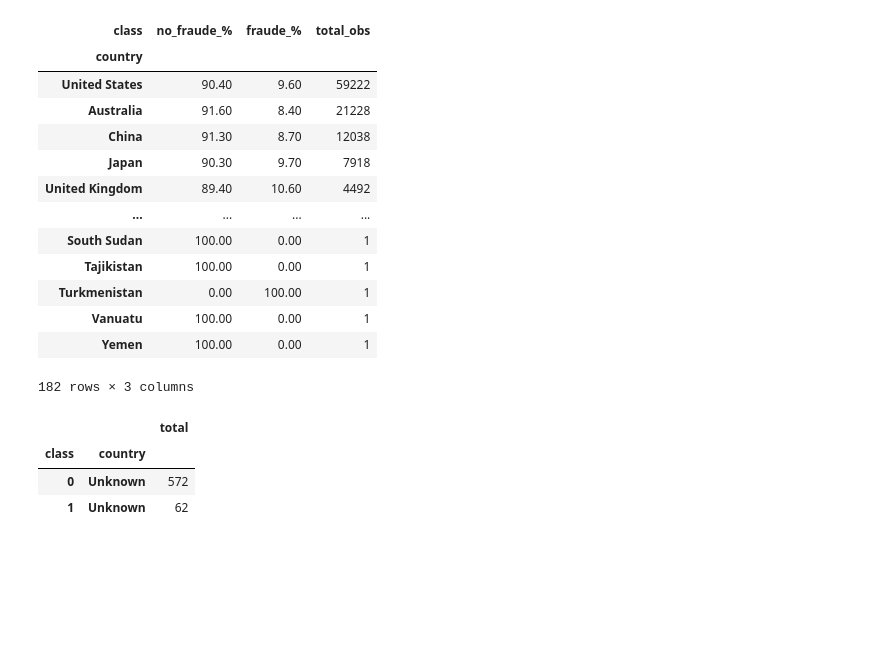
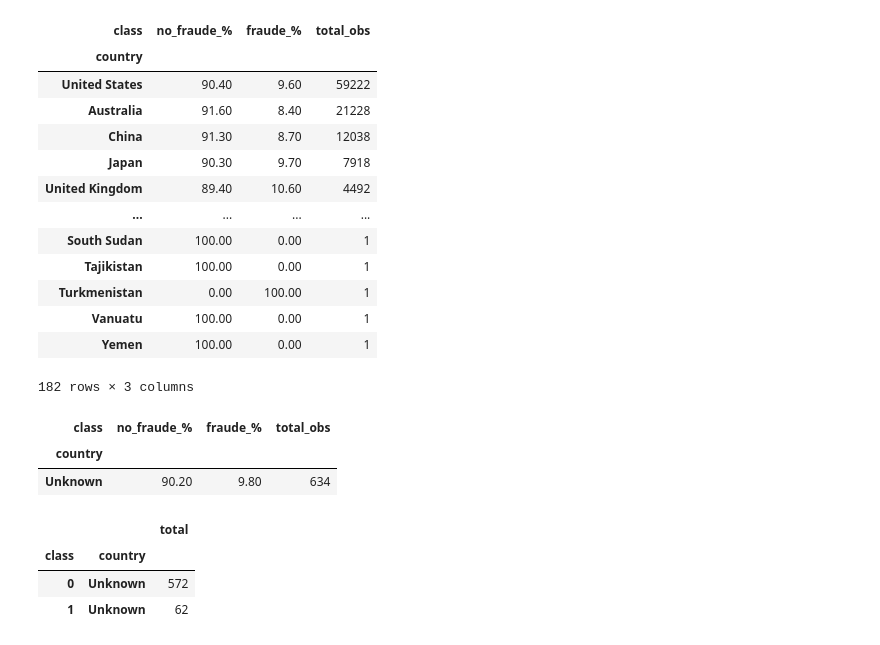
Before and after one commit to LLAES07/fraude_deteccion, a Jupyter notebook: notebook/main.ipynb, the cells around one changed output. Saved outputs shown, nothing was run; the diff lists cells and outputs as text; code cells hidden in the pictures; blank space fills up the shorter version.

```diff
--- a/notebook/main.ipynb
+++ b/notebook/main.ipynb
@@ -723,6 +751,13 @@ pct_country_2.sort_values(by='total_obs', ascending=False)
 | Vanuatu | 100.00 | 0.00 | 1 |
 | Yemen | 100.00 | 0.00 | 1 |
 182 rows × 3 columns
+# %%
+rate_unknown_countries = pct_country_2.loc[['Unknown'], :]
+rate_unknown_countries
+# %% [output]
+| class | no_fraude_% | fraude_% | total_obs |
+| country |  |  |  |
+| Unknown | 90.20 | 9.80 | 634 |
 # %%
 unknown_countries = grupo.loc[pd.IndexSlice[:, 'Unknown'], :]
 # %%
```
Also changed, not shown: parts of 8 cells of this notebook.
